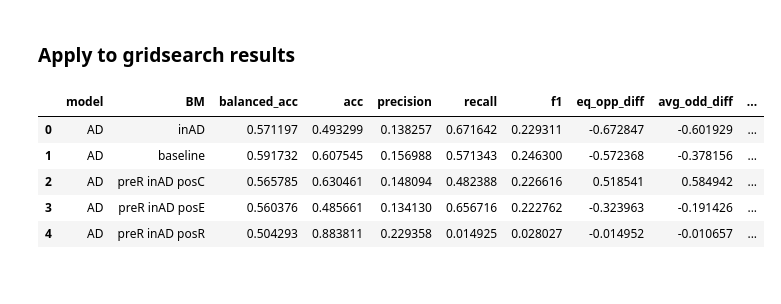
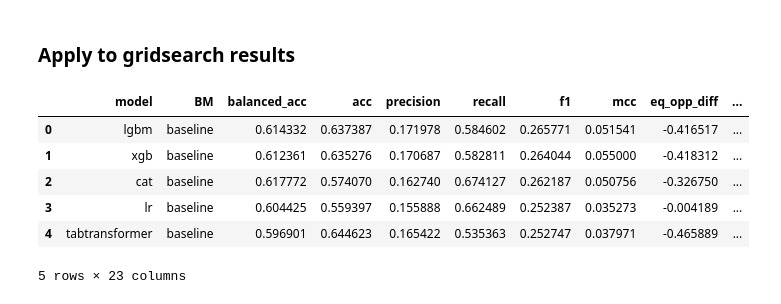
Before and after one commit to enemy537/callmefair, a Jupyter notebook: examples/notebooks/results_view_ploty.ipynb, the cells around one changed output. Drawn from its saved outputs; the diff is of its cells as text; code cells hidden in the pictures.

```diff
--- a/examples/notebooks/results_view_ploty.ipynb
+++ b/examples/notebooks/results_view_ploty.ipynb
@@ -82,16 +96,42 @@ Error:
 # %% [markdown]
 ### Apply to gridsearch results
 # %%
-df = pd.read_csv('../f_results/diabetes_results.csv')
-# df.drop(df[df['fair_score'] == 1].index, inplace = True)
+# Original input '../f_results/diabetes_results.csv' is not in the repo. Use the shipped grid-search output
+# (age+gender+race run) and derive the display columns used further below from it.
+df = pd.read_csv('../script/results/aggregated_diabetes_age_gender_race.csv')
+df = df.replace([np.inf, -np.inf], np.nan)  # disparate_impact can be inf when a group has no positives
+df = df.dropna(subset=['acc', 'fair_score']).reset_index(drop=True)
+
+TECH_MAP = {'preReweighing': 'RW', 'preDisparate': 'DIR', 'posCalibrated': 'CEO', 'posROC': 'ROC',
+            'preReweighing posCalibrated': 'RW + CEO', 'preReweighing posROC': 'RW + ROC',
+            'preDisparate posCalibrated': 'DIR + CEO', 'preDisparate posROC': 'DIR + ROC'}
+MODELS6 = ['lr', 'mlp', 'xgb', 'cat', 'lgbm', 'tabnet']
+
+# Aliases used by the radar / bar plots
+df['Model'] = df['model']
+df['Bias mitigation technique'] = df['BM']
+df['Accuracy'] = df['acc']
+df['Score'] = df['fair_score']
+df['EOD'] = df['eq_opp_diff'].abs()
+df['AOD'] = df['avg_odd_diff'].abs()
+df['SPD'] = df['spd'].abs()
+df['Theil index'] = df['theil_idx']
+df['DI'] = df['disparate_impact']
+
+# Pre/post-processing subset with the 8 technique labels used by the plots (one row per model/technique)
+df_pp = (df[df['BM'].isin(TECH_MAP) & df['model'].isin(MODELS6)]
+         .drop_duplicates(subset=['model', 'BM']).copy())
+df_pp['Bias mitigation technique'] = df_pp['BM'].map(TECH_MAP)
+df_pp['BM'] = df_pp['Bias mitigation technique']
 df.head()
 # %% [output]
-|  | model | BM | balanced_acc | acc | precision | recall | f1 | eq_opp_diff | avg_odd_diff | ... |
-| 0 | AD | inAD | 0.571197 | 0.493299 | 0.138257 | 0.671642 | 0.229311 | -0.672847 | -0.601929 | ... |
-| 1 | AD | baseline | 0.591732 | 0.607545 | 0.156988 | 0.571343 | 0.246300 | -0.572368 | -0.378156 | ... |
-| 2 | AD | preR inAD posC | 0.565785 | 0.630461 | 0.148094 | 0.482388 | 0.226616 | 0.518541 | 0.584942 | ... |
-| 3 | AD | preR inAD posE | 0.560376 | 0.485661 | 0.134130 | 0.656716 | 0.222762 | -0.323963 | -0.191426 | ... |
-| 4 | AD | preR inAD posR | 0.504293 | 0.883811 | 0.229358 | 0.014925 | 0.028027 | -0.014952 | -0.010657 | ... |
+|  | model | BM | balanced_acc | acc | precision | recall | f1 | mcc | eq_opp_diff | ... |
+| 0 | lgbm | baseline | 0.614332 | 0.637387 | 0.171978 | 0.584602 | 0.265771 | 0.051541 | -0.416517 | ... |
+| 1 | xgb | baseline | 0.612361 | 0.635276 | 0.170687 | 0.582811 | 0.264044 | 0.055000 | -0.418312 | ... |
+| 2 | cat | baseline | 0.617772 | 0.574070 | 0.162740 | 0.674127 | 0.262187 | 0.050756 | -0.326750 | ... |
+| 3 | lr | baseline | 0.604425 | 0.559397 | 0.155888 | 0.662489 | 0.252387 | 0.035273 | -0.004189 | ... |
+| 4 | tabtransformer | baseline | 0.596901 | 0.644623 | 0.165422 | 0.535363 | 0.252747 | 0.037971 | -0.465889 | ... |
+5 rows × 23 columns
 # %%
 def plot_tradeoff(df, x_split=0.5, y_split=0.8, diagonal_end=None,
                  region_colors=None, title="Accuracy vs Bias Trade-off Regions"):
```
Also changed, not shown: parts of 10 cells of this notebook, 20 other files.
